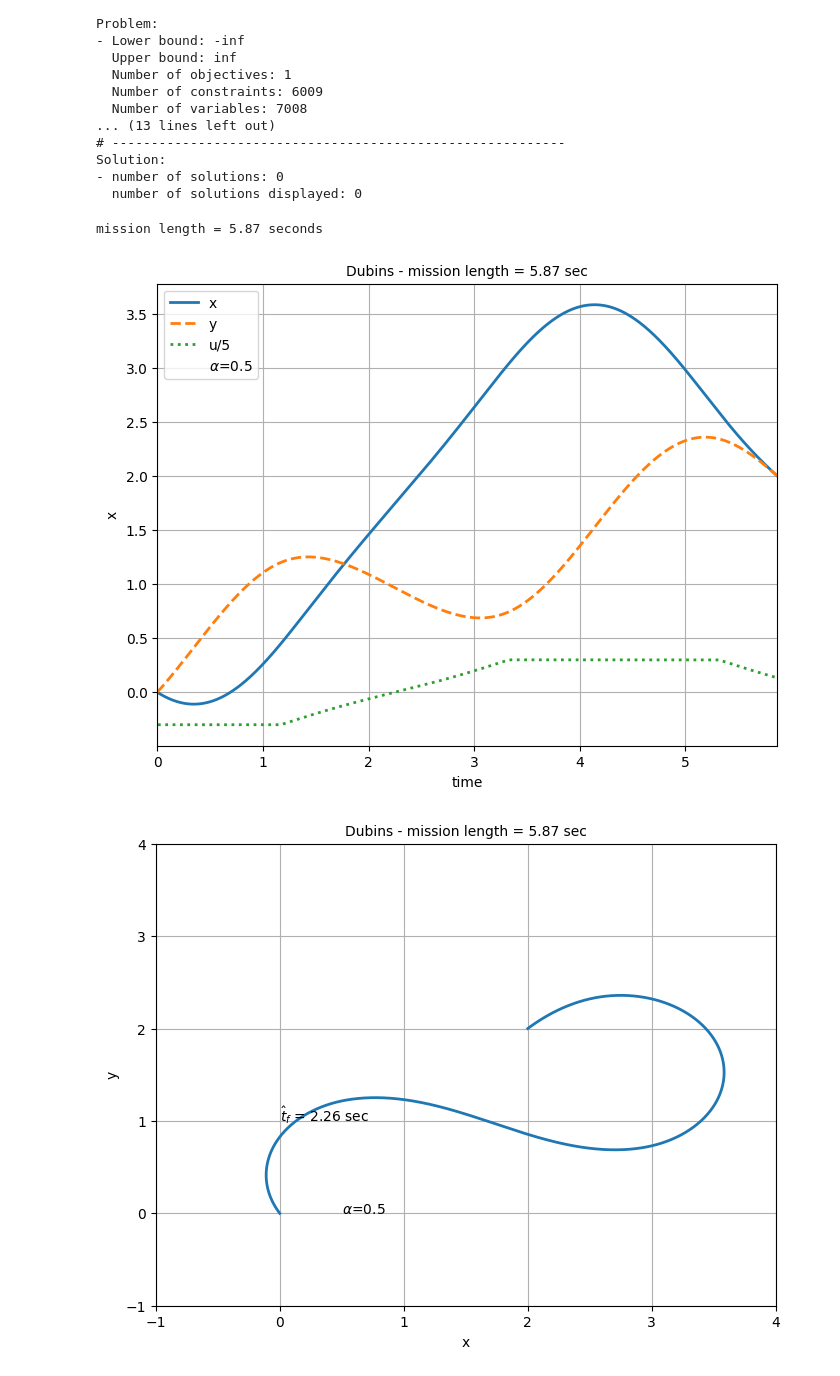
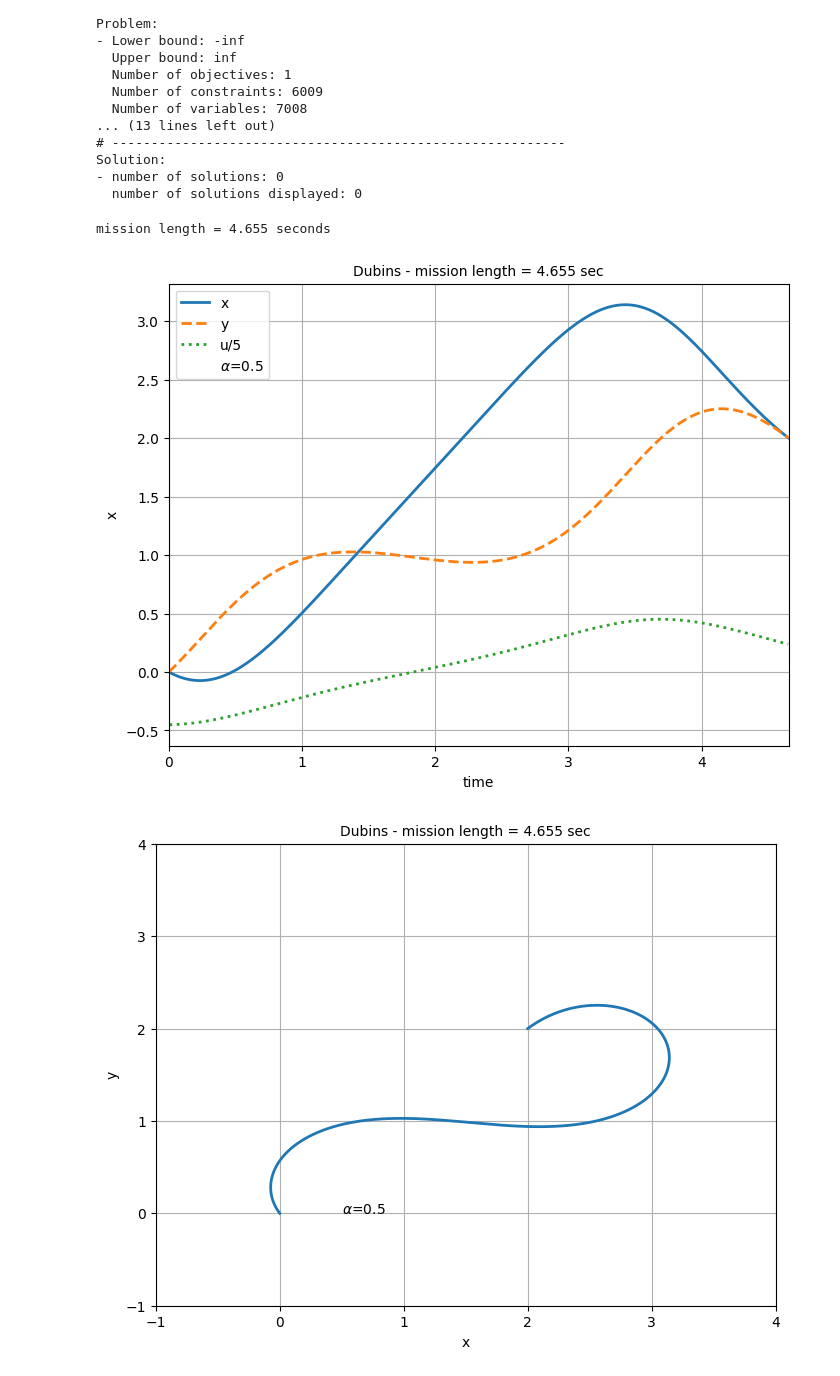
Before and after one commit to JonHowMIT/16_32_Software, a Jupyter notebook: L6_Pyomo_Dubins_Car.ipynb, the cells around one changed output. Drawn from its saved outputs; the diff is of its cells as text; code cells hidden in the pictures.

```diff
--- a/L6_Pyomo_Dubins_Car.ipynb
+++ b/L6_Pyomo_Dubins_Car.ipynb
@@ -210,7 +212,7 @@ m.tf = Var(domain=NonNegativeReals, initialize = tf_estimate)
 m.t = ContinuousSet(bounds=(0, 1))
 
 # define control inputs
-m.u = Var(m.t, initialize = 0.1, bounds=(-1.5,1.5))
+m.u = Var(m.t, initialize = 0.1, bounds=(-5,5))
 
 # define the dependent variables
 m.x = Var(m.t, initialize = 0)
@@ -274,34 +276,34 @@ print('mission length = ' + str(round(m.tf(),3)) + ' seconds')
 
 # access the results
 t = np.array([t*m.tf() for t in m.t])
 x = np.array([m.x[t]() for t in m.t])
 y = np.array([m.y[t]() for t in m.t])
 theta = np.array([m.th[t]() for t in m.t])
 u = np.array([m.u[t]() for t in m.t])
 
 plt.figure(3,figsize=(8,6))
 plt.plot(t, x, ls='-')
 plt.plot(t, y, ls='--')
 plt.plot(t[1:-1], u[1:-1]/5, ls=':')
 plt.plot(np.NaN, np.NaN, '-', color='none')
 plt.xlabel('time')
 plt.xlim([0, m.tf()])
 plt.ylabel('x')
 plt.title('Dubins - mission length = ' + str(round(m.tf(),3)) + ' sec')
 plt.legend(['x','y','u/5',r'$\alpha$='+ str(round(alp,2))])
 plt.grid(True)
 
 plt.figure(4,figsize=(8,6))
 plt.plot(x, y)
 plt.xlabel('x')
 plt.ylabel('y')
 plt.title('Dubins - mission length = ' + str(round(m.tf(),3)) + ' sec')
-plt.text(0,Y1/2,r'$\hat t_{f}$ = '+ str(round(tf_estimate,2))+ ' sec')
+#plt.text(0,Y1/2,r'$\hat t_{f}$ = '+ str(round(tf_estimate,2))+ ' sec')
 plt.text(0.5,0,r'$\alpha$='+ str(round(alp,2)))
 plt.xlim([-1, 4])
 plt.ylim([-1, 4])
 plt.grid(True)
 # %% [output]
-mission length = 5.87 seconds
+mission length = 4.655 seconds
-[figure, old version]
+[figure, new version]
-[figure, old version]
+[figure, new version]
```
Also changed, not shown: parts of 2 cells of this notebook.
